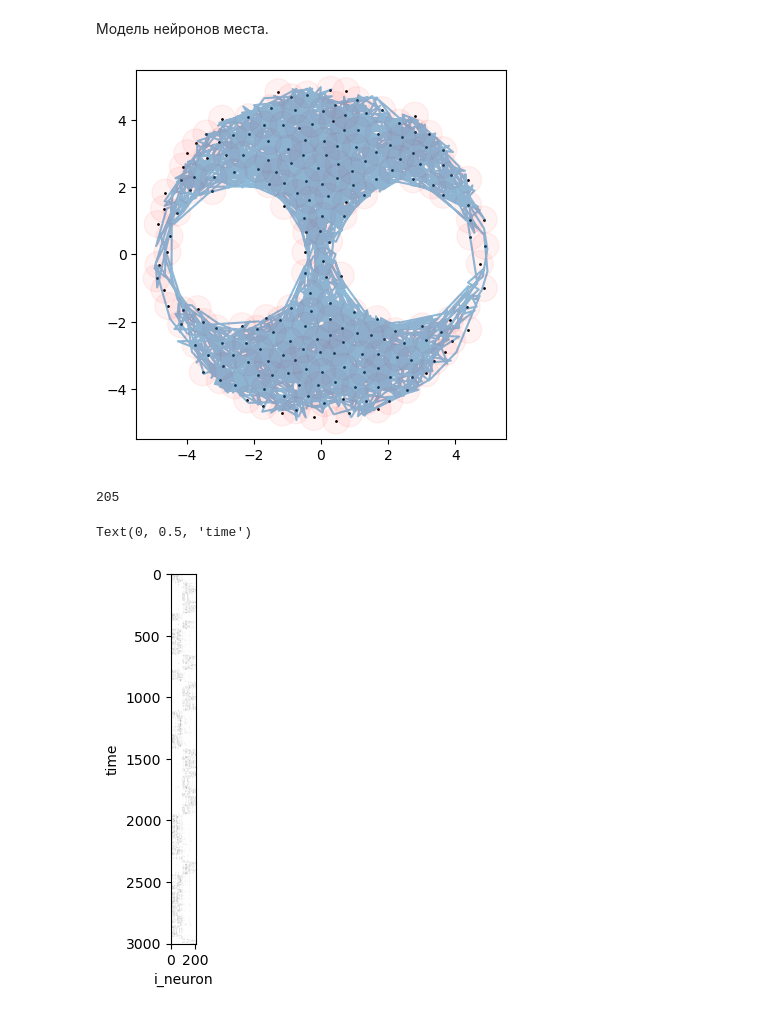
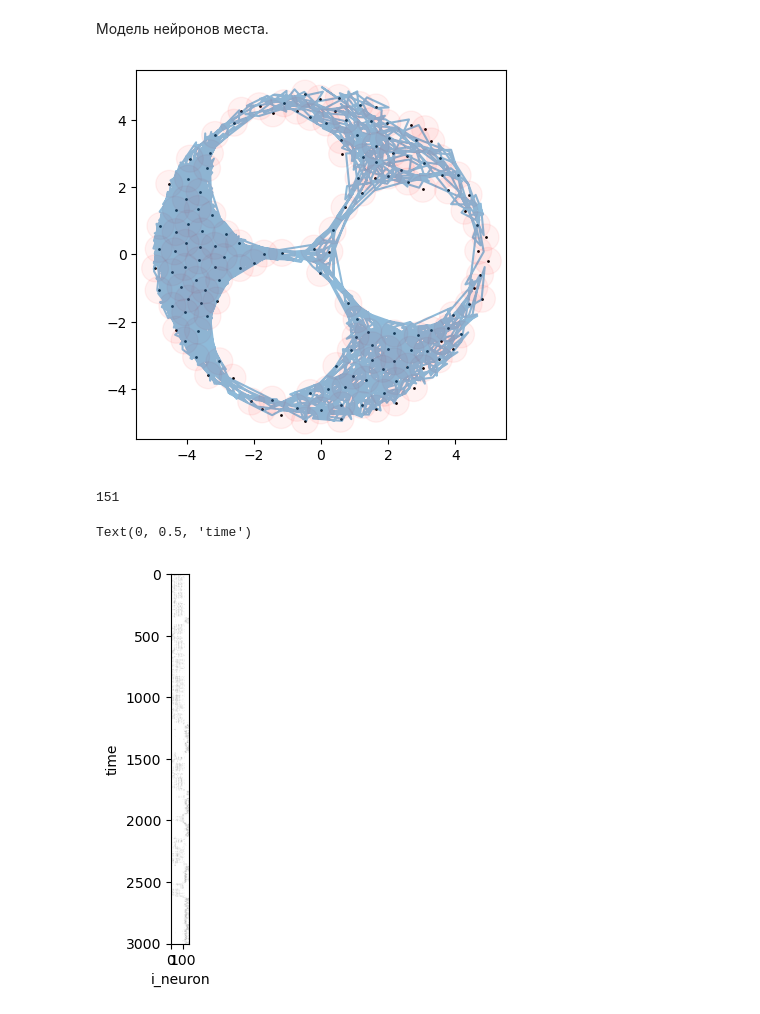
Before and after one commit to bekemax/cognitive-maps, a Jupyter notebook: example.ipynb, the cells around one changed output. Cells and saved outputs as stored; diff of their text form; code cells hidden in the pictures.

```diff
--- a/example.ipynb
+++ b/example.ipynb
@@ -19,38 +19,38 @@ from model import PlaceCellsModel
 # %%
 from ripser import Rips
 # %%
-m = PlaceCellsModel(n_holes=2, move_time_frac=0.99, n_cells=1024, cell_radius=0.04, sigma_activation=1.)
+m = PlaceCellsModel(n_holes=3, move_time_frac=0.99, n_cells=1024, cell_radius=0.04, sigma_activation=1.)
 
 geo = m.geometry
 
 traj = m.sample_Levy_walk(n_steps=2_000, min_step=0.3, max_step=5., exponent=1.5)
 
 points = m.cells
 
 fig, ax = plt.subplots()
 
 _ = ax.scatter(points[:,0], points[:,1], c='black', s=1.)
 
 circles = [plt.Circle((xi, yi), radius=0.04*10, fill=True, alpha=0.05, color='red') for xi, yi in points]
 
 collection = PatchCollection(circles, match_original=True)
 ax.add_collection(collection)
 
 offset = 0.5
 
 _ = ax.set(aspect='equal',
            xlim=[-5-offset, 5+offset], ylim=[-5-offset, 5+offset])
           #,xlabel=r'$x_1$', ylabel=r'$x_2$',)
 
 _ = ax.plot(traj[:,0], traj[:,1], alpha=0.5)
 
 plt.show()
 # %% [output]
-[figure, old version]
+[figure, new version]
 # %%
 m.n_cells
 # %% [output]
-205
+151
 # %%
 s = m.sample_signal(n_steps=3_000)
 
@@ -60,6 +60,6 @@ plt.xlabel('i_neuron')
 plt.ylabel('time')
 # %% [output]
 Text(0, 0.5, 'time')
-[figure, old version]
+[figure, new version]
 # %%
 s += np.random.normal(size=s.shape, loc=0, scale=0.01)
```
Also changed, not shown: parts of 10 cells of this notebook.
